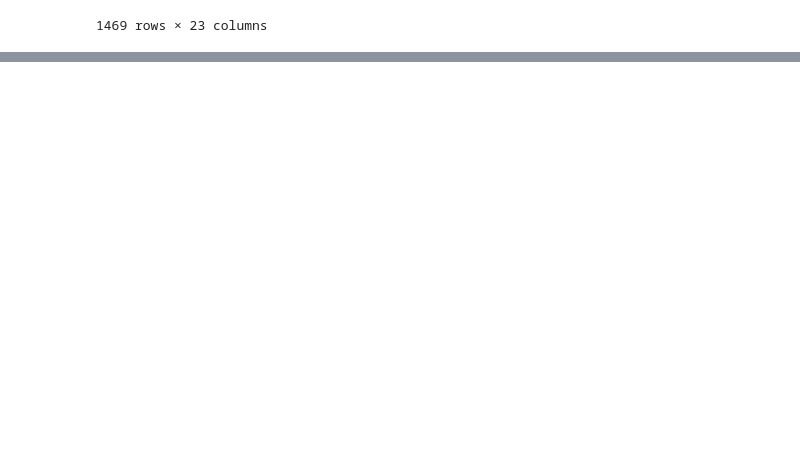
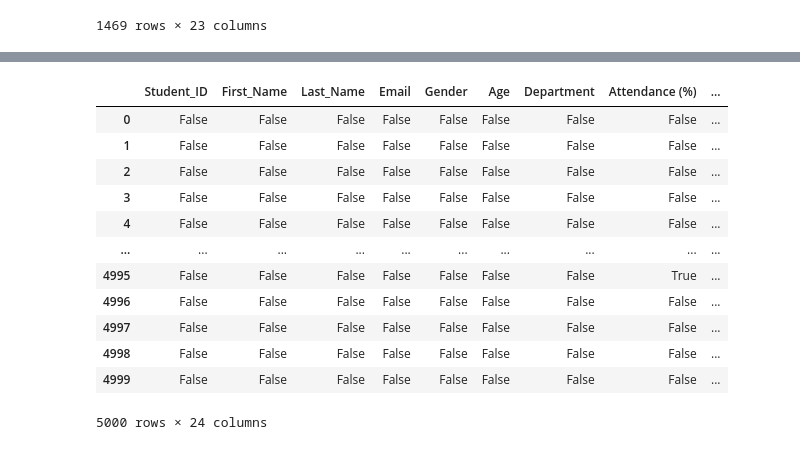
Before and after one commit to oomollo/Pandas-walkthrough, a Jupyter notebook: pandas.ipynb, the cells around one changed output, grey strips where cells are left out. Drawn from its saved outputs; the diff is of its cells as text; code cells hidden in the pictures; blank space fills up the shorter version.

Commit message:
lambda functions

```diff
--- a/pandas.ipynb
+++ b/pandas.ipynb
@@ -169,0 +229,6 @@ engineering_dpt
+# %%
+# a
+def calculate_average(row):
+    return (row['Midterm_Score'] + row['Final_Score'] + row['Assignments_Avg'] +row['Participation_Score'] + row['Projects_Score']+ row['Attendance (%)'])/6
+df['Avg_Score'] = df.apply(calculate_average, axis=1)
+df['Avg_Score']
@@ -169,0 +248,3 @@ engineering_dpt
+# %%
+df['Avg_Score']= df['Avg_Score'].map( {} )
+df['Avg_Score']
@@ -169,0 +266,5 @@ engineering_dpt
+# %%
+df['Age']= df['Age']
+# %%
+df= df.applymap(lambda x: round(x, 1) if isinstance (x, (float)) else x)
+df.head()
@@ -169,0 +302,17 @@ engineering_dpt
+# %%
+# true- for missing values, False- for actual values
+df.isnull()
+# %% [output]
+|  | Student_ID | First_Name | Last_Name | Email | Gender | Age | Department | Attendance (%) | ... |
+| 0 | False | False | False | False | False | False | False | False | ... |
+| 1 | False | False | False | False | False | False | False | False | ... |
+| 2 | False | False | False | False | False | False | False | False | ... |
+| 3 | False | False | False | False | False | False | False | False | ... |
+| 4 | False | False | False | False | False | False | False | False | ... |
+| ... | ... | ... | ... | ... | ... | ... | ... | ... | ... |
+| 4995 | False | False | False | False | False | False | False | True | ... |
+| 4996 | False | False | False | False | False | False | False | False | ... |
+| 4997 | False | False | False | False | False | False | False | False | ... |
+| 4998 | False | False | False | False | False | False | False | False | ... |
+| 4999 | False | False | False | False | False | False | False | False | ... |
+5000 rows × 24 columns
```
Also changed, not shown: parts of 19 cells of this notebook.
